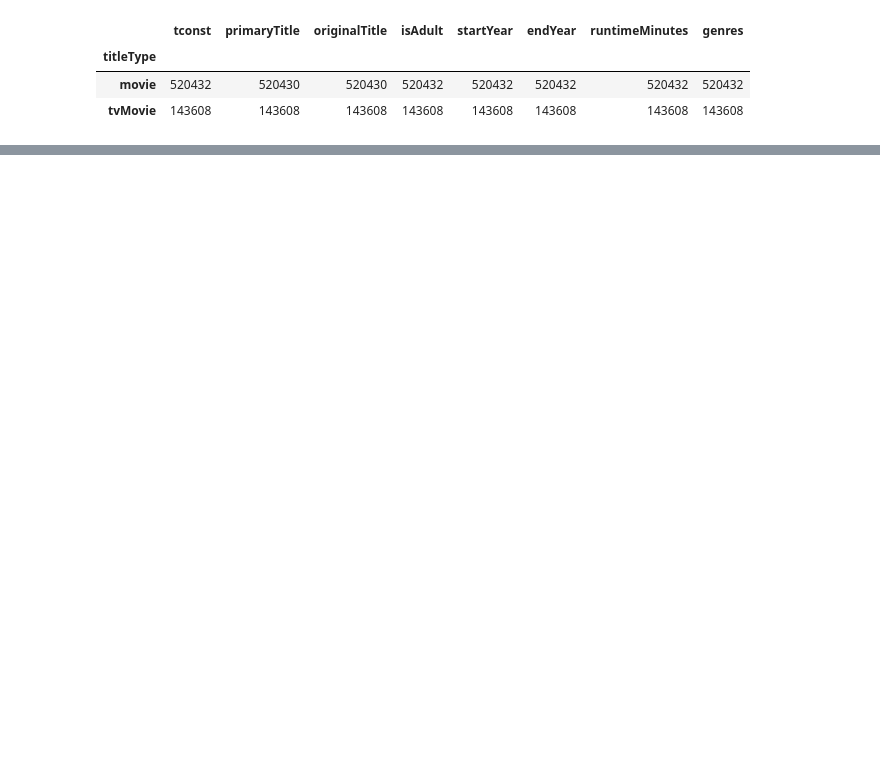
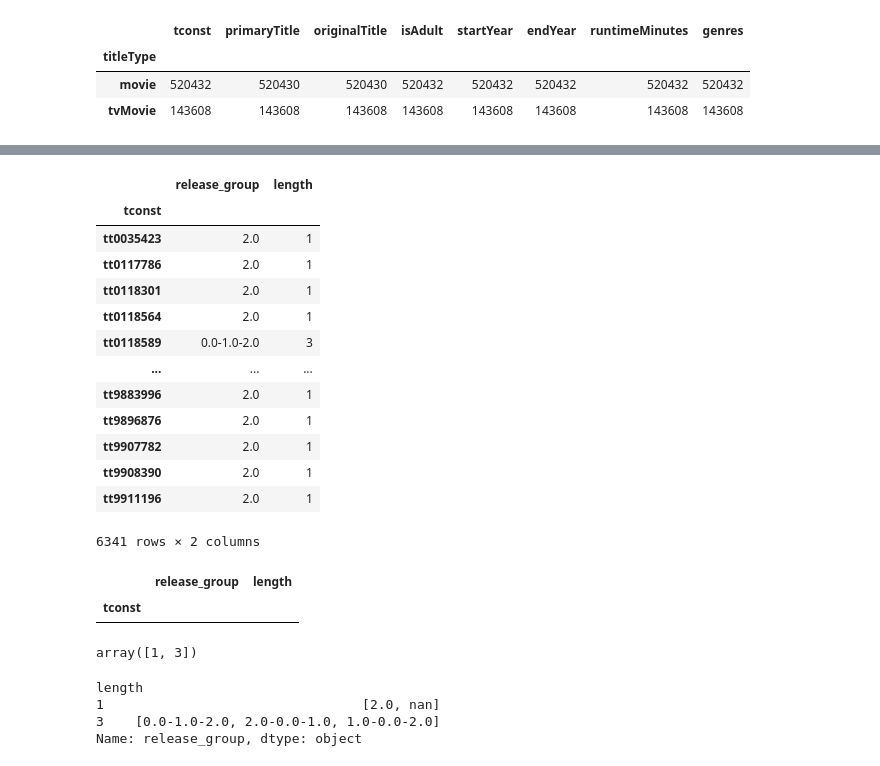
Before and after one commit to tk87-hono/data_analytics_24_4-Capstone_Movie_Group, a Jupyter notebook: first_filtering.ipynb, the cells around one changed output, grey strips where cells are left out. Drawn from its saved outputs; the diff is of its cells as text; code cells hidden in the pictures; blank space fills up the shorter version.

```diff
--- a/first_filtering.ipynb
+++ b/first_filtering.ipynb
@@ -277,0 +382,3 @@ df_title_basics_filtered[tv_movie_filter & after_1998_before_2023].sort_values(b
+# %%
+box_df["release_group"] = box_df["release_group"].astype("str")
+box_df.groupby("tconst")["release_group"].unique()
@@ -277,0 +399,4 @@ df_title_basics_filtered[tv_movie_filter & after_1998_before_2023].sort_values(b
+# %%
+find_edge = box_df.groupby("tconst")["release_group"].unique()
+find_len = find_edge.str.len()
+find_len.rename("length", inplace=True)
@@ -277,0 +417,36 @@ df_title_basics_filtered[tv_movie_filter & after_1998_before_2023].sort_values(b
+# %%
+find_edge_df = pd.concat([find_edge, find_len], axis=1)
+find_edge_df["release_group"] = find_edge_df["release_group"].str.join("-")
+find_edge_df
+# %% [output]
+|  | release_group | length |
+| tconst |  |  |
+| tt0035423 | 2.0 | 1 |
+| tt0117786 | 2.0 | 1 |
+| tt0118301 | 2.0 | 1 |
+| tt0118564 | 2.0 | 1 |
+| tt0118589 | 0.0-1.0-2.0 | 3 |
+| ... | ... | ... |
+| tt9883996 | 2.0 | 1 |
+| tt9896876 | 2.0 | 1 |
+| tt9907782 | 2.0 | 1 |
+| tt9908390 | 2.0 | 1 |
+| tt9911196 | 2.0 | 1 |
+6341 rows × 2 columns
+# %%
+mask = (find_edge_df["length"] == 1) & (find_edge_df["release_group"] == "0.0-1.0")
+find_edge_df[mask]
+# %% [output]
+|  | release_group | length |
+| tconst |  |  |
+# %%
+find_edge_df["length"].unique()
+# %% [output]
+array([1, 3])
+# %%
+find_edge_df.groupby("length")["release_group"].unique()
+# %% [output]
+length
+1                                 [2.0, nan]
+3    [0.0-1.0-2.0, 2.0-0.0-1.0, 1.0-0.0-2.0]
+Name: release_group, dtype: object
```
Also changed, not shown: parts of 16 cells of this notebook, 2 other files.
